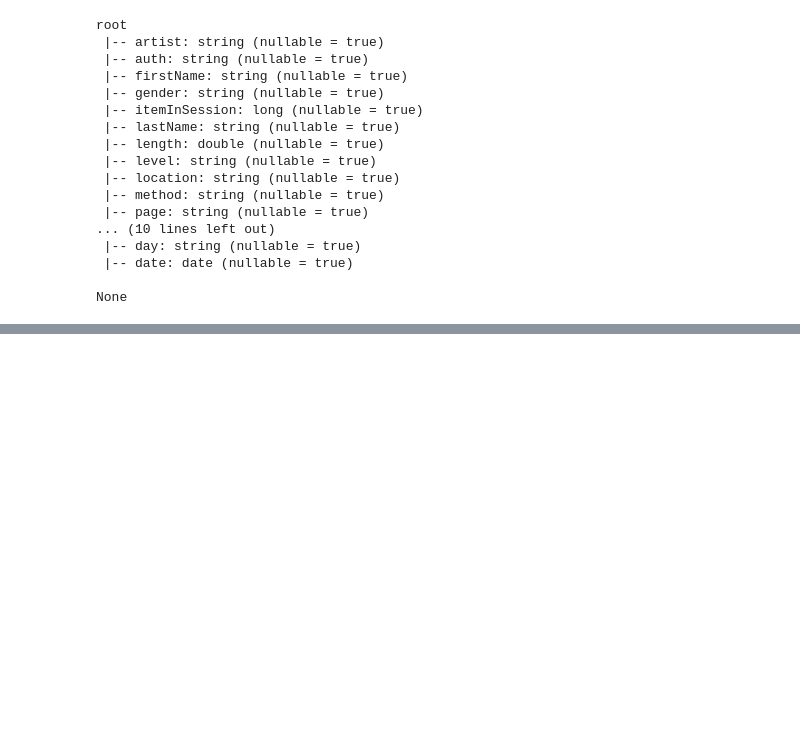
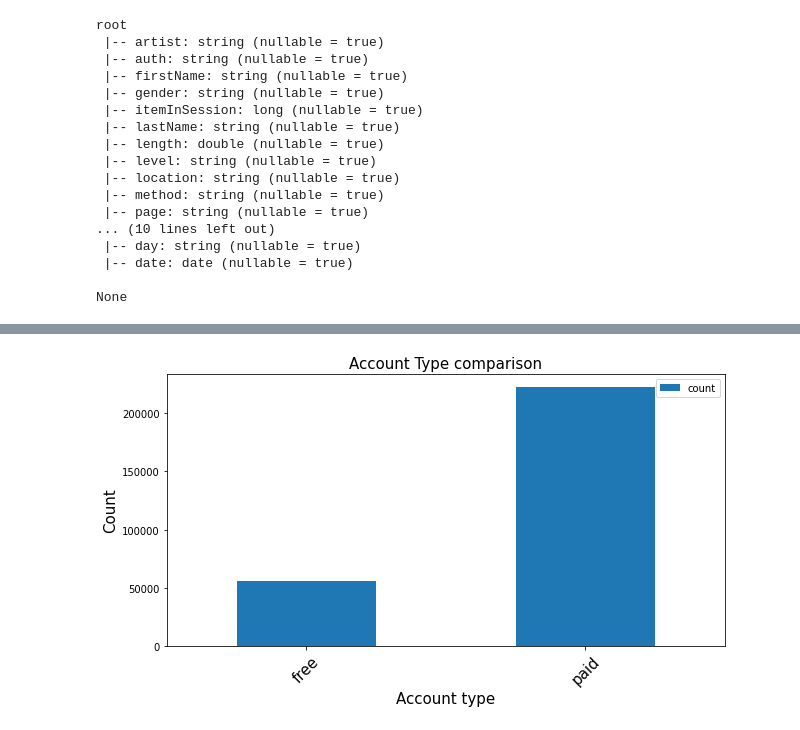
Before and after one commit to ShreeraamGit/Sparkify_customer_churn_project, a Jupyter notebook: sparkly_churn_project.ipynb, the cells around one changed output, grey strips where cells are left out. Saved outputs shown, nothing was run; the diff lists cells and outputs as text; code cells hidden in the pictures; blank space fills up the shorter version.

```diff
--- a/sparkly_churn_project.ipynb
+++ b/sparkly_churn_project.ipynb
@@ -345,0 +309,4 @@ Row(artist='Martha Tilston', auth='Logged In', firstName='Colin', gender='M', it
+# %%
+plot_level_stats(df)
+# %% [output]
+[figure, added]
```
Also changed, not shown: parts of 48 cells of this notebook.
